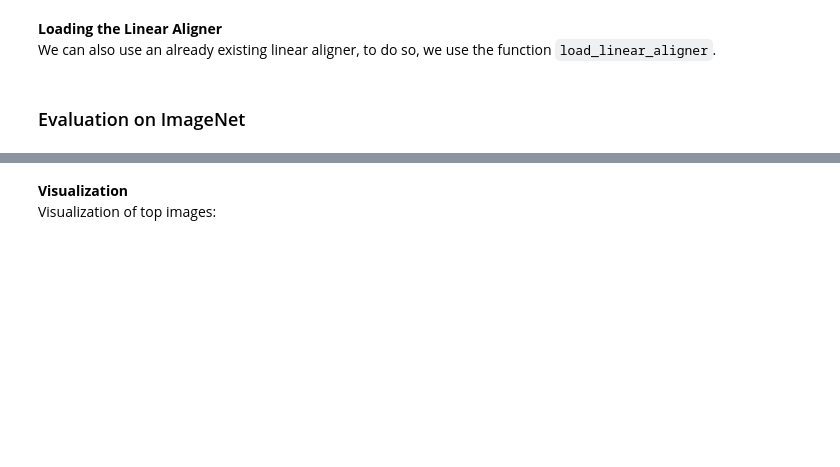
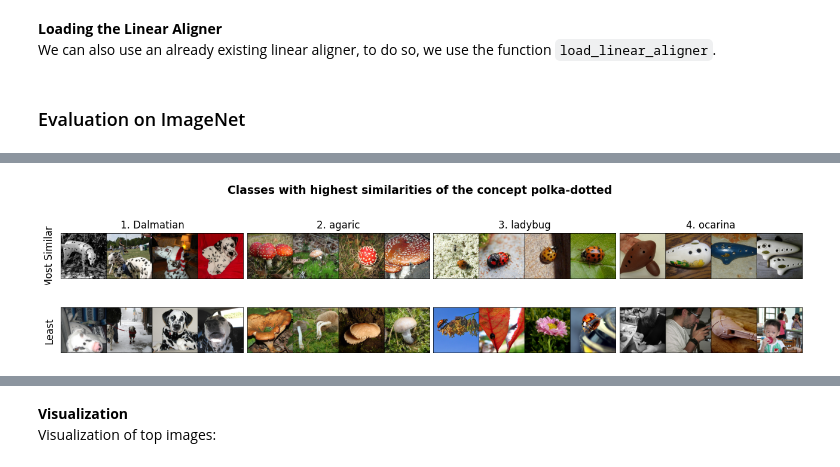
Before and after one commit to k1rezaei/Text-to-concept, a Jupyter notebook: example_search_concept_logic.ipynb, the cells around one changed output, grey strips where cells are left out. Cells and saved outputs as stored; diff of their text form; code cells hidden in the pictures; blank space fills up the shorter version.

```diff
--- a/example_search_concept_logic.ipynb
+++ b/example_search_concept_logic.ipynb
@@ -111,2 +90,4 @@ sorted_inds, sims = text_to_concept.search(
     prompts=[prompt.format('polka-dotted') for prompt in templates])
+# %%
+reps, labels = text_to_concept.get_dataset_reps(dset, 'imagenet_val', True) #we need labels for visualization.
 # %% [markdown]
@@ -118,0 +120,5 @@ visualize_top_images(sorted_inds, 16, 4)
+# %%
+my_utils.visualize_classwise_top_bot_images('polka-dotted', sims, labels, dset, my_utils.imagenet_classes)
+# %% [output]
+[figure, added]
+[figure, added]
```
Also changed, not shown: parts of 23 cells of this notebook, 5 other files.
